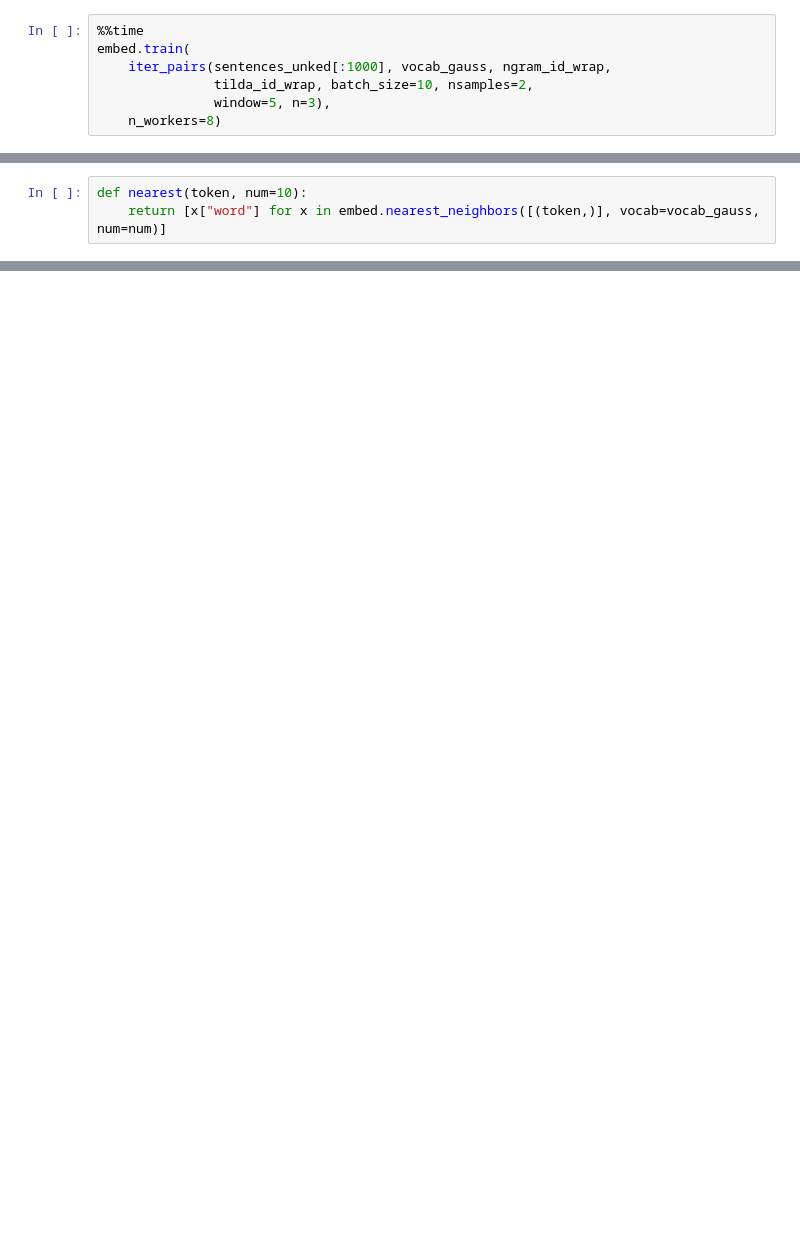
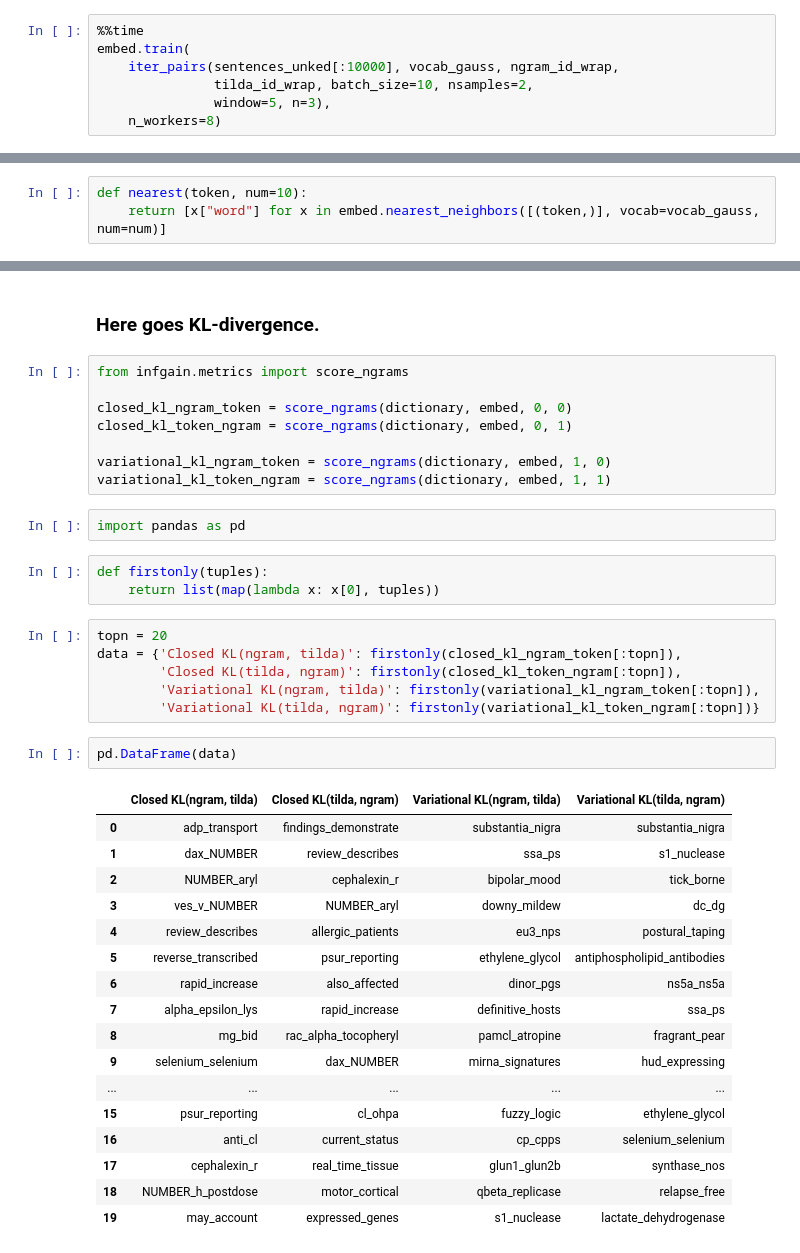
Before and after one commit to skoblov-lab/SciLK, a Jupyter notebook: infgain_submodule/demo.ipynb, the cells around one changed output, grey strips where cells are left out. Saved outputs shown, nothing was run; the diff lists cells and outputs as text; blank space fills up the shorter version.

```diff
--- a/infgain_submodule/demo.ipynb
+++ b/infgain_submodule/demo.ipynb
@@ -100,7 +104,7 @@ def tilda_id_wrap(x):
 # %%
 %%time
 embed.train(
-    iter_pairs(sentences_unked[:1000], vocab_gauss, ngram_id_wrap,
+    iter_pairs(sentences_unked[:10000], vocab_gauss, ngram_id_wrap,
                tilda_id_wrap, batch_size=10, nsamples=2,
                window=5, n=3),
     n_workers=8)
@@ -151,0 +130,41 @@ nearest('wistar')
+# %% [markdown]
+### Here goes KL-divergence.
+# %%
+from infgain.metrics import score_ngrams
+
+closed_kl_ngram_token = score_ngrams(dictionary, embed, 0, 0)
+closed_kl_token_ngram = score_ngrams(dictionary, embed, 0, 1)
+
+variational_kl_ngram_token = score_ngrams(dictionary, embed, 1, 0)
+variational_kl_token_ngram = score_ngrams(dictionary, embed, 1, 1)
+# %%
+import pandas as pd
+# %%
+def firstonly(tuples):
+    return list(map(lambda x: x[0], tuples))
+# %%
+topn = 20
+data = {'Closed KL(ngram, tilda)': firstonly(closed_kl_ngram_token[:topn]),
+        'Closed KL(tilda, ngram)': firstonly(closed_kl_token_ngram[:topn]),
+        'Variational KL(ngram, tilda)': firstonly(variational_kl_ngram_token[:topn]),
+        'Variational KL(tilda, ngram)': firstonly(variational_kl_token_ngram[:topn])}
+# %%
+pd.DataFrame(data)
+# %% [output]
+|  | Closed KL(ngram, tilda) | Closed KL(tilda, ngram) | Variational KL(ngram, tilda) | Variational KL(tilda, ngram) |
+| 0 | adp_transport | findings_demonstrate | substantia_nigra | substantia_nigra |
+| 1 | dax_NUMBER | review_describes | ssa_ps | s1_nuclease |
+| 2 | NUMBER_aryl | cephalexin_r | bipolar_mood | tick_borne |
+| 3 | ves_v_NUMBER | NUMBER_aryl | downy_mildew | dc_dg |
+| 4 | review_describes | allergic_patients | eu3_nps | postural_taping |
+| 5 | reverse_transcribed | psur_reporting | ethylene_glycol | antiphospholipid_antibodies |
+| 6 | rapid_increase | also_affected | dinor_pgs | ns5a_ns5a |
+| 7 | alpha_epsilon_lys | rapid_increase | definitive_hosts | ssa_ps |
+| 8 | mg_bid | rac_alpha_tocopheryl | pamcl_atropine | fragrant_pear |
+| 9 | selenium_selenium | dax_NUMBER | mirna_signatures | hud_expressing |
+| ... | ... | ... | ... | ... |
+| 15 | psur_reporting | cl_ohpa | fuzzy_logic | ethylene_glycol |
+| 16 | anti_cl | current_status | cp_cpps | selenium_selenium |
+| 17 | cephalexin_r | real_time_tissue | glun1_glun2b | synthase_nos |
+| 18 | NUMBER_h_postdose | motor_cortical | qbeta_replicase | relapse_free |
+| 19 | may_account | expressed_genes | s1_nuclease | lactate_dehydrogenase |
```
Also changed, not shown: parts of 26 cells of this notebook, 4 other files.
